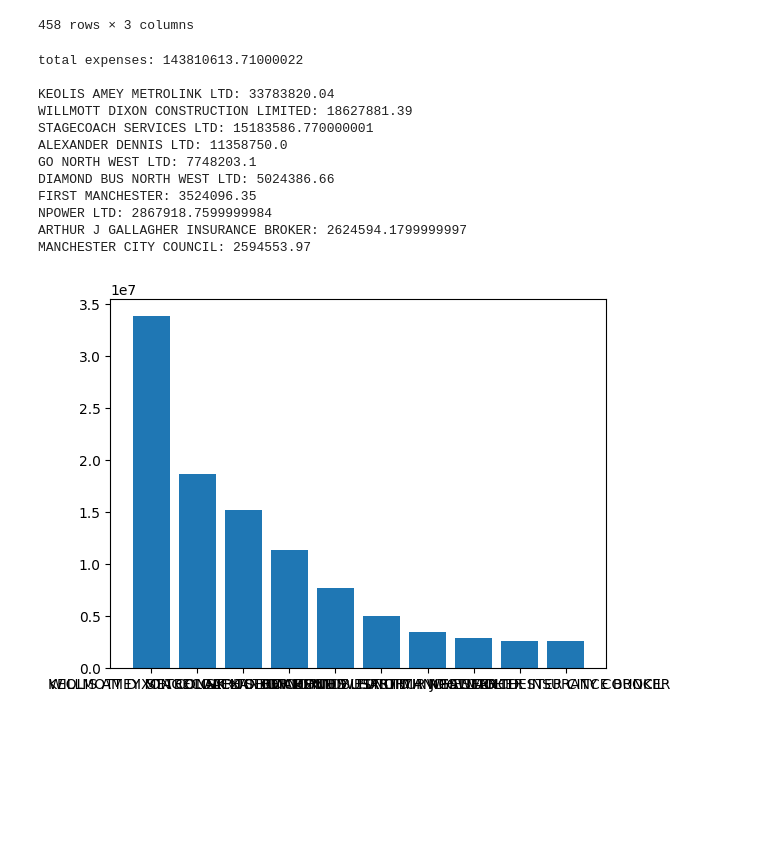
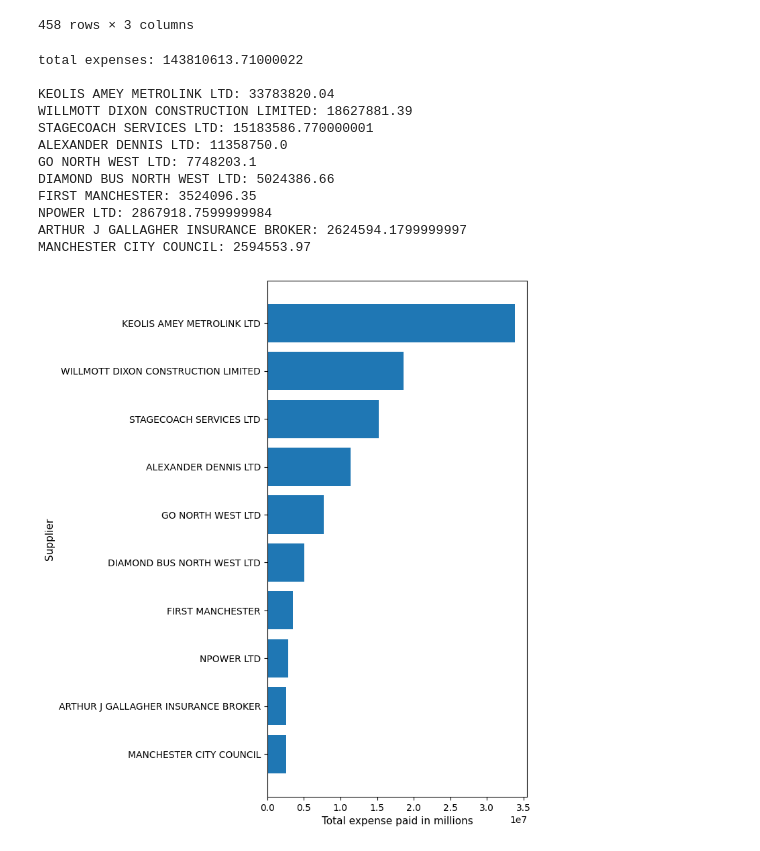
Before and after one commit to RamiYasir/I-Like-Trains, a Jupyter notebook: analysis.ipynb, the cells around one changed output. Saved outputs shown, nothing was run; the diff lists cells and outputs as text; code cells hidden in the pictures; blank space fills up the shorter version.

Commit message:
fix bar chart (somewhat)

```diff
--- a/analysis.ipynb
+++ b/analysis.ipynb
@@ -77,6 +77,8 @@ display(suppliers_sorted_by_expense)
 # %%
 suppliers_list = []
 expenses_list = []
+
+plt.rcParams["figure.figsize"] = (5, 10)
 
 # populate lists
 i = 0
@@ -85,33 +87,35 @@ while i < 10:
     suppliers_list.append(row["Supplier"])
     expenses_list.append(row["Expense"])
     i += 1
 
 # create map for easier reading while getting matplotlib to work
 i = 0
 suppliers_map = {}
 while i < 10:
     suppliers_map[suppliers_list[i]] = expenses_list[i]
     i += 1
 
 # print total expenses and top 10 supplier expenses
 print(f"total expenses: {total_expenses(df)} \n")
 for key in suppliers_map:
     print(f"{key}: {suppliers_map[key]}")
 
 # plot ugly bar chart
-plt.bar(suppliers_list, expenses_list)
-plt.show()
+plt.barh(suppliers_list, expenses_list)
+plt.ylabel('Supplier', fontsize=11)
+plt.xlabel('Total expense paid in millions', fontsize=11)
+plt.gca().invert_yaxis()
 # %% [output]
 total expenses: 143810613.71000022
 
 KEOLIS AMEY METROLINK LTD: 33783820.04
 WILLMOTT DIXON CONSTRUCTION LIMITED: 18627881.39
 STAGECOACH SERVICES LTD: 15183586.770000001
 ALEXANDER DENNIS LTD: 11358750.0
 GO NORTH WEST LTD: 7748203.1
 DIAMOND BUS NORTH WEST LTD: 5024386.66
 FIRST MANCHESTER: 3524096.35
 NPOWER LTD: 2867918.7599999984
 ARTHUR J GALLAGHER INSURANCE BROKER: 2624594.1799999997
 MANCHESTER CITY COUNCIL: 2594553.97
-[figure, old version]
+[figure, new version]
```
